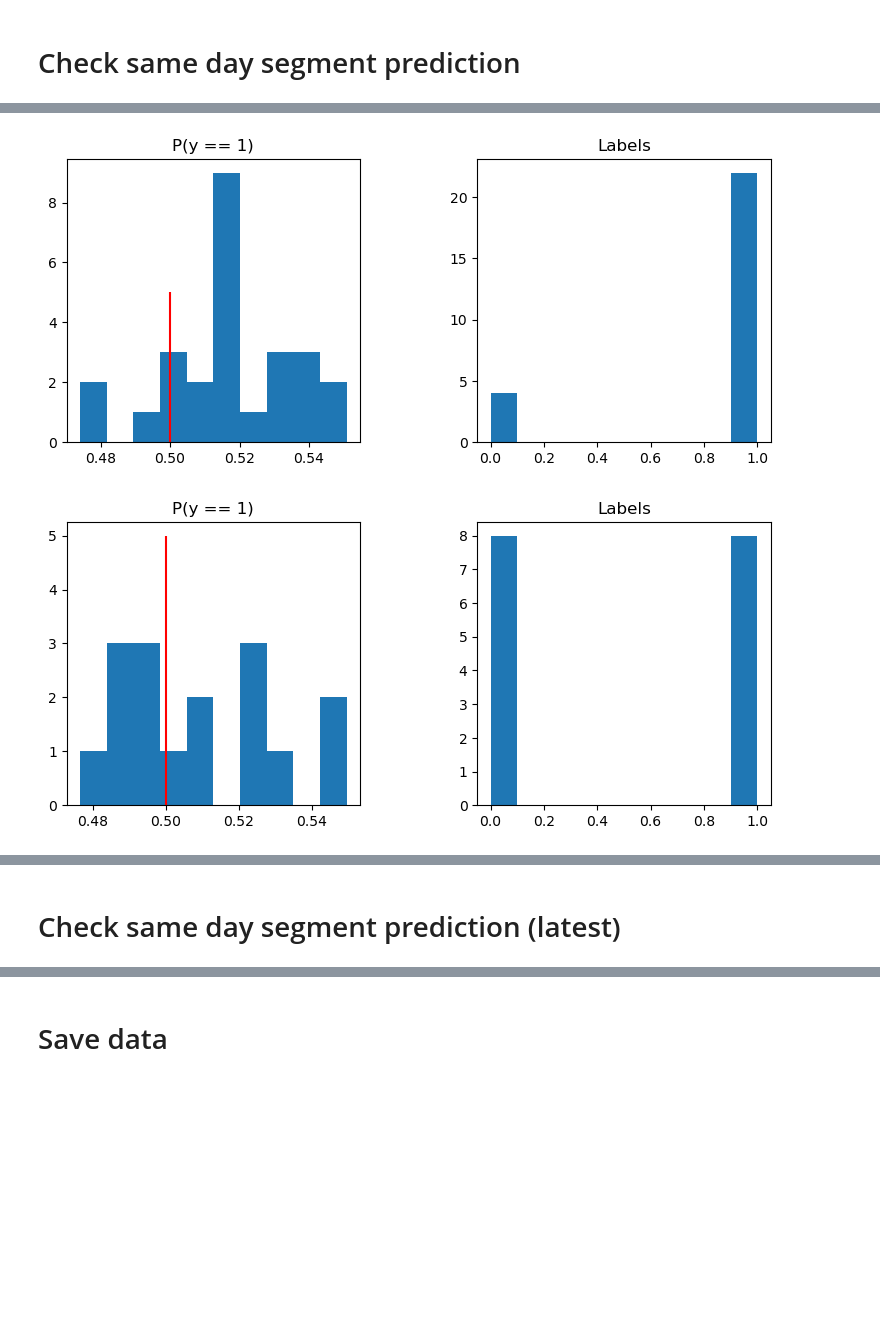
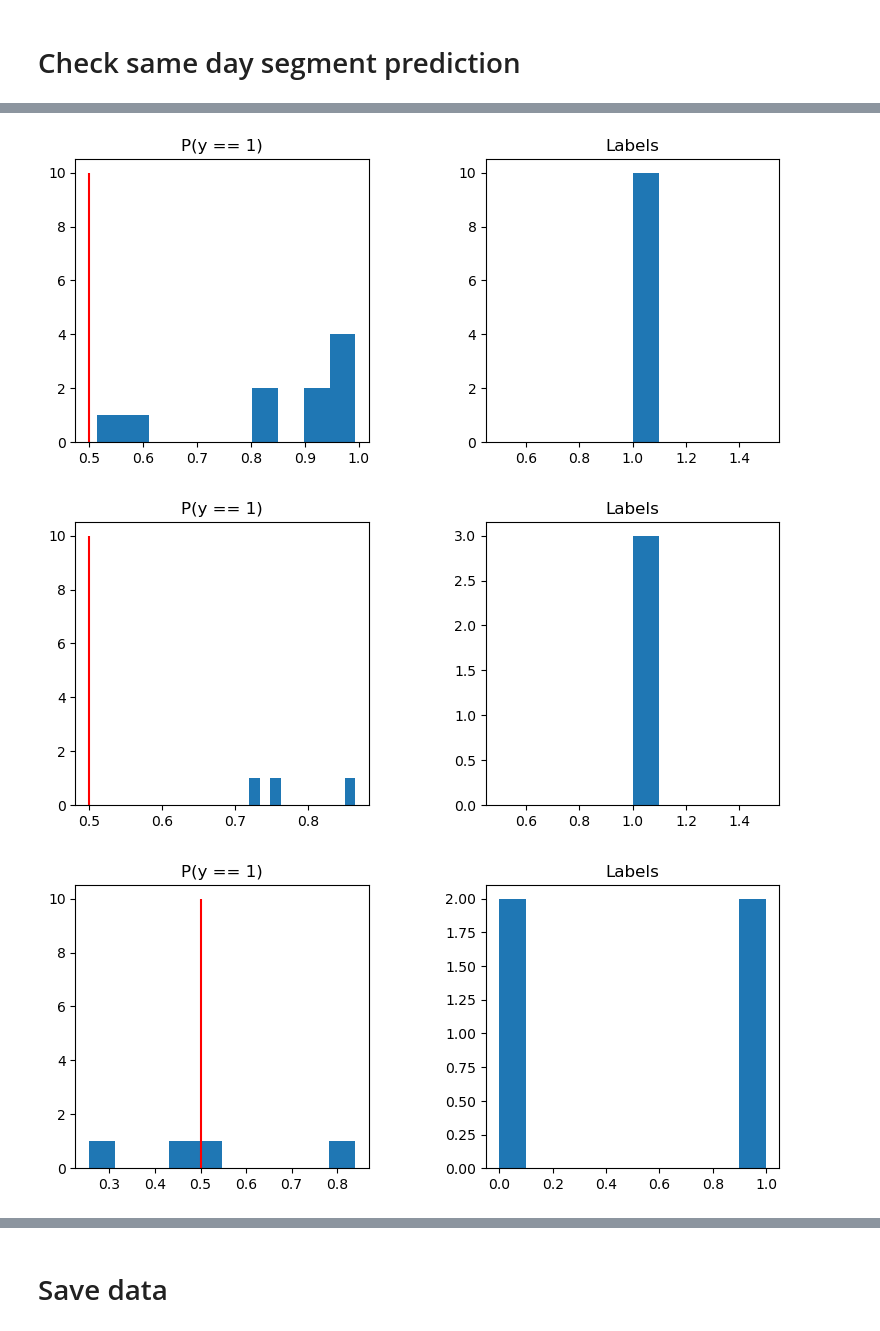
Before and after one commit to Yahnnosh/Sensor-Based-Modeling-of-Fatigue-Using-Transformer-Model, a Jupyter notebook: CNN_MobileNetV2.ipynb, the cells around one changed output, grey strips where cells are left out. Cells and saved outputs as stored; diff of their text form; code cells hidden in the pictures; blank space fills up the shorter version.

```diff
--- a/CNN_MobileNetV2.ipynb
+++ b/CNN_MobileNetV2.ipynb
@@ -460,10 +556,0 @@ _________________________________________________________________
-# %%
-model = CNN()
-
-model.compile(optimizer=Adam(learning_rate=1e-3),
-              loss=weighted_cross_entropy(sample_weight),
-              metrics=['accuracy'])
-
-history = model.fit_generator(generator=training_batch_generator,
-                              validation_data=validation_batch_generator,
-                              epochs=10)
@@ -483,0 +557,6 @@ history = model.fit_generator(generator=training_batch_generator,
+# %%
+# train (finetuning)
+history_finetuning = model.fit_generator(generator=training_batch_generator,
+                                         validation_data=validation_batch_generator,
+                                         epochs=5,
+                                         callbacks=[extra_metrics])
@@ -626,3 +631,0 @@ precision (weighted): 0.6694062300361326
-# %%
-# load best performing model
-model.load_weights(checkpoint_path_f1)
@@ -700,11 +645,26 @@ precision (weighted): 0.6415292735790823
 X_dates = [meta['date'] for meta in metadata]
 # %%
 # analyze random day
-for j in range(5):
+for j in range(10):
     random_day = np.random.choice(np.unique(X_dates), 1)
+    test_indices = [i for i in range(N) if X_dates[i] == random_day]
 
-    test_indices = [i for i in range(N) if X_dates[i] == random_day]
-    test_batch_generator = DataGenerator(data_path=path, indices_dataset=test_indices, batch_size=1)
+    # load datapoints
+    y_true = np.empty(len(test_indices), dtype=int)
+    y_pred = np.empty(len(test_indices), dtype=float)
+
+    for i, index in enumerate(test_indices):
+        X_i = np.load(path + f'/feature_vector{index}.npy', allow_pickle=True)
+        y_true_i = np.load(path + f'/labels{index}.npy', allow_pickle=True)[variable]
+
+        X_i = tf.expand_dims(X_i, axis=0) # add "batch dimension"
+        logits_pred_i = model.predict(X_i)
+
+        y_true[i] = y_true_i
+        y_pred[i] = logits_pred_i
+
+    y_probs = tf.math.sigmoid(y_pred)
+    y_pred = tf.round(y_probs)
 
     # predict
     plt.subplots_adjust(left=0.1,
@@ -714,18 +674,15 @@ for j in range(5):
                         wspace=0.4,
                         hspace=0.4)
 
-    y_pred = model.predict(test_batch_generator)
-    y_pred = tf.math.sigmoid(y_pred).numpy()
+    # predicted probabilities
+    plt.subplot(1, 2, 1)
+    plt.hist(y_probs)
+    plt.title('P(y == 1)')
+    plt.vlines(x=0.5, ymin=0, ymax=10, color='red')
 
-    # for probs
-    plt.subplot(1, 2, 1)
-    plt.hist(y_pred.reshape(-1))
-    plt.title('P(y == 1)')
-    plt.vlines(x=0.5, ymin=0, ymax=5, color='red')
-
-    y_pred = np.where(y_pred > 0.5, 1, 0) # as labels
+    # predicted labels
     plt.subplot(1, 2, 2)
-    plt.hist(y_pred.reshape(-1))
+    plt.hist(y_pred)
     plt.title('Labels')
 
     plt.show()
@@ -736,2 +693,3 @@ for j in range(5):
-[figure, old version]
+[figure, new version]
-[figure, old version]
+[figure, new version]
+[figure, added]
@@ -738,2 +699,0 @@ for j in range(5):
-# %% [markdown]
-# Check same day segment prediction (latest)
```
Also changed, not shown: parts of 48 cells of this notebook, 14 other files.
